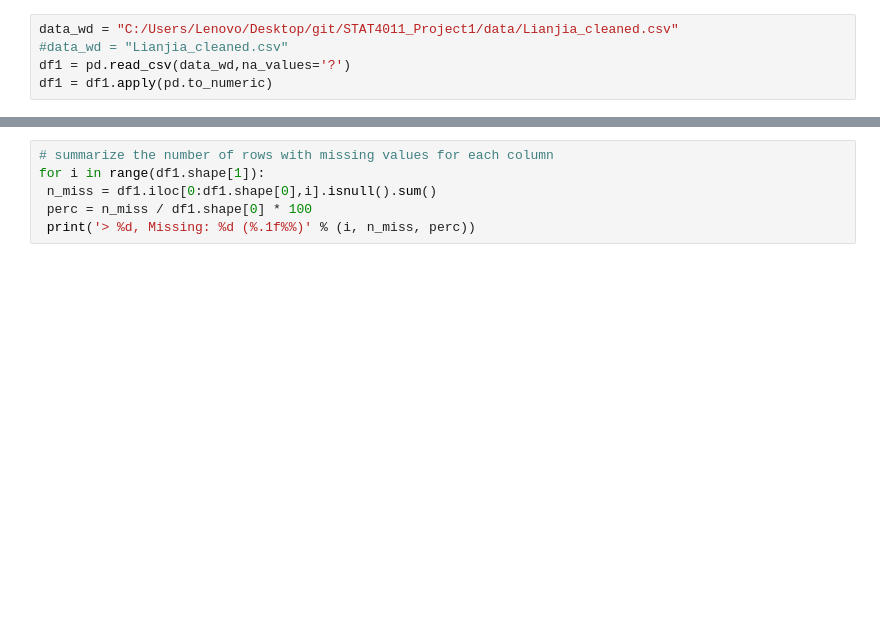
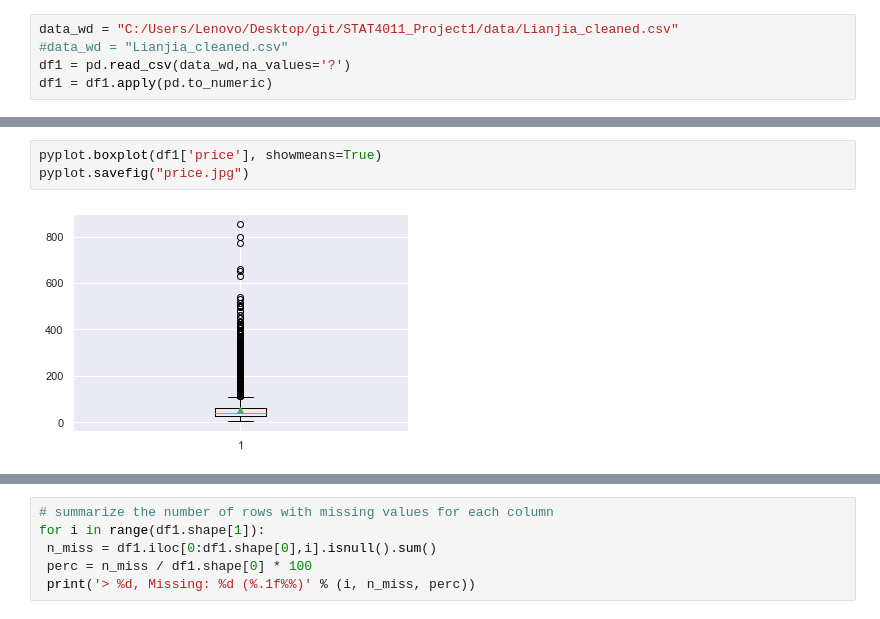
Before and after one commit to hyj55/STAT4011_Project1, a Jupyter notebook: code/data_preprocessing.ipynb, the cells around one changed output, grey strips where cells are left out. Saved outputs shown, nothing was run; the diff lists cells and outputs as text; blank space fills up the shorter version.

```diff
--- a/code/data_preprocessing.ipynb
+++ b/code/data_preprocessing.ipynb
@@ -655,0 +681,5 @@ Missing data summary
+# %%
+pyplot.boxplot(df1['price'], showmeans=True)
+pyplot.savefig("price.jpg")
+# %% [output]
+[figure, added]
```
Also changed, not shown: parts of 15 cells of this notebook.
